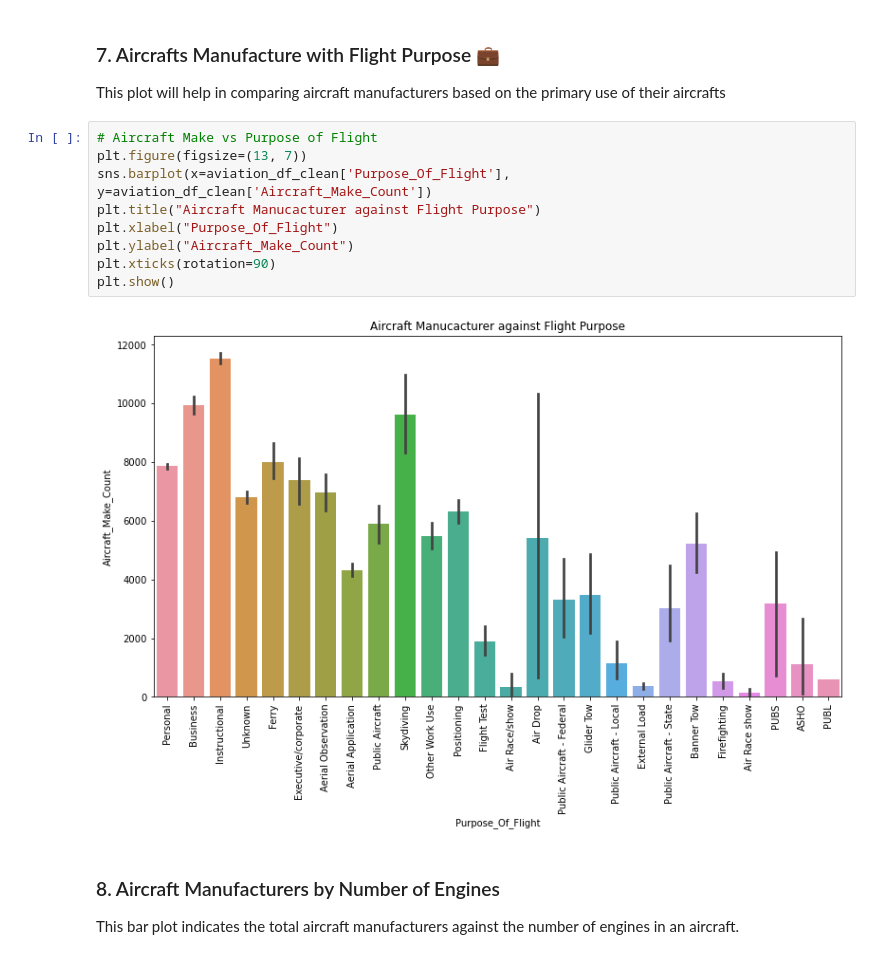
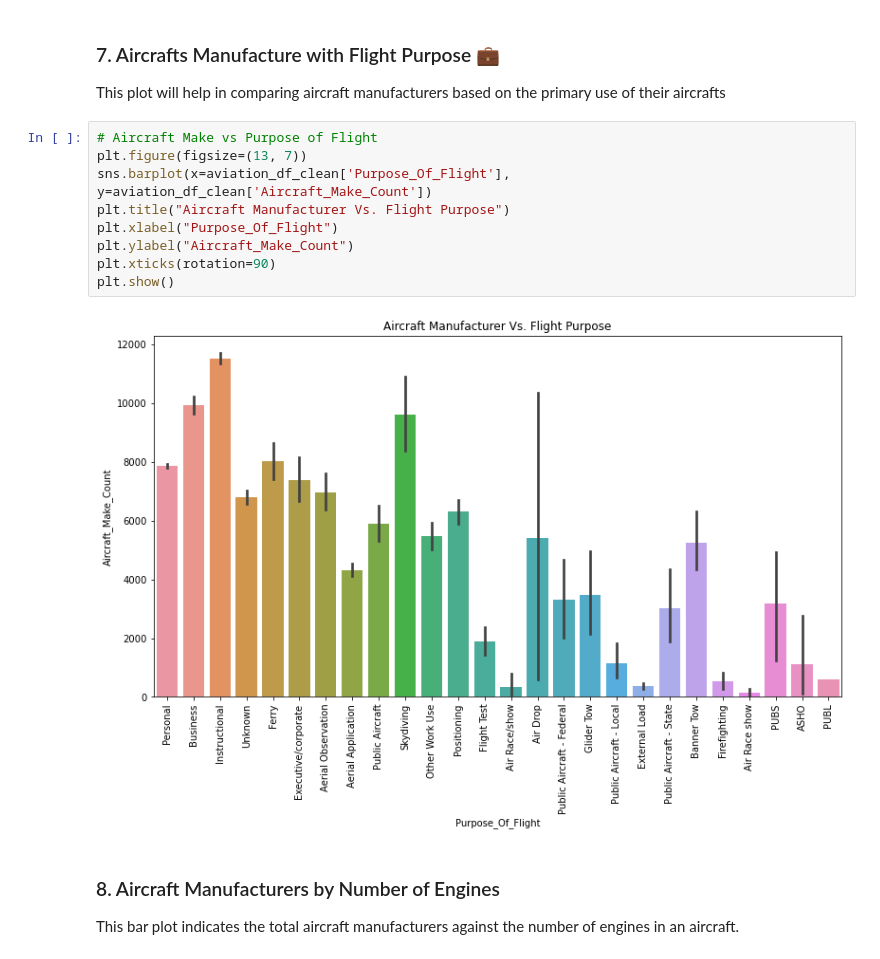
Before and after one commit to Patricknmaina/dsc-phase-1-project, a Jupyter notebook: index.ipynb, the cells around one changed output. Cells and saved outputs as stored; diff of their text form.

Commit message:
fixed data plot typo

```diff
--- a/index.ipynb
+++ b/index.ipynb
@@ -751,14 +751,14 @@ This plot will help in comparing aircraft manufacturers based on the primary use
 # %%
 # Aircraft Make vs Purpose of Flight
 plt.figure(figsize=(13, 7))
 sns.barplot(x=aviation_df_clean['Purpose_Of_Flight'], y=aviation_df_clean['Aircraft_Make_Count'])
-plt.title("Aircraft Manucacturer against Flight Purpose")
+plt.title("Aircraft Manufacturer Vs. Flight Purpose")
 plt.xlabel("Purpose_Of_Flight")
 plt.ylabel("Aircraft_Make_Count")
 plt.xticks(rotation=90)
 plt.show()
 # %% [output]
-[figure, old version]
+[figure, new version]
 # %% [markdown]
 ### 8. Aircraft Manufacturers by Number of Engines
 This bar plot indicates the total aircraft manufacturers against the number of engines in an aircraft.
```
